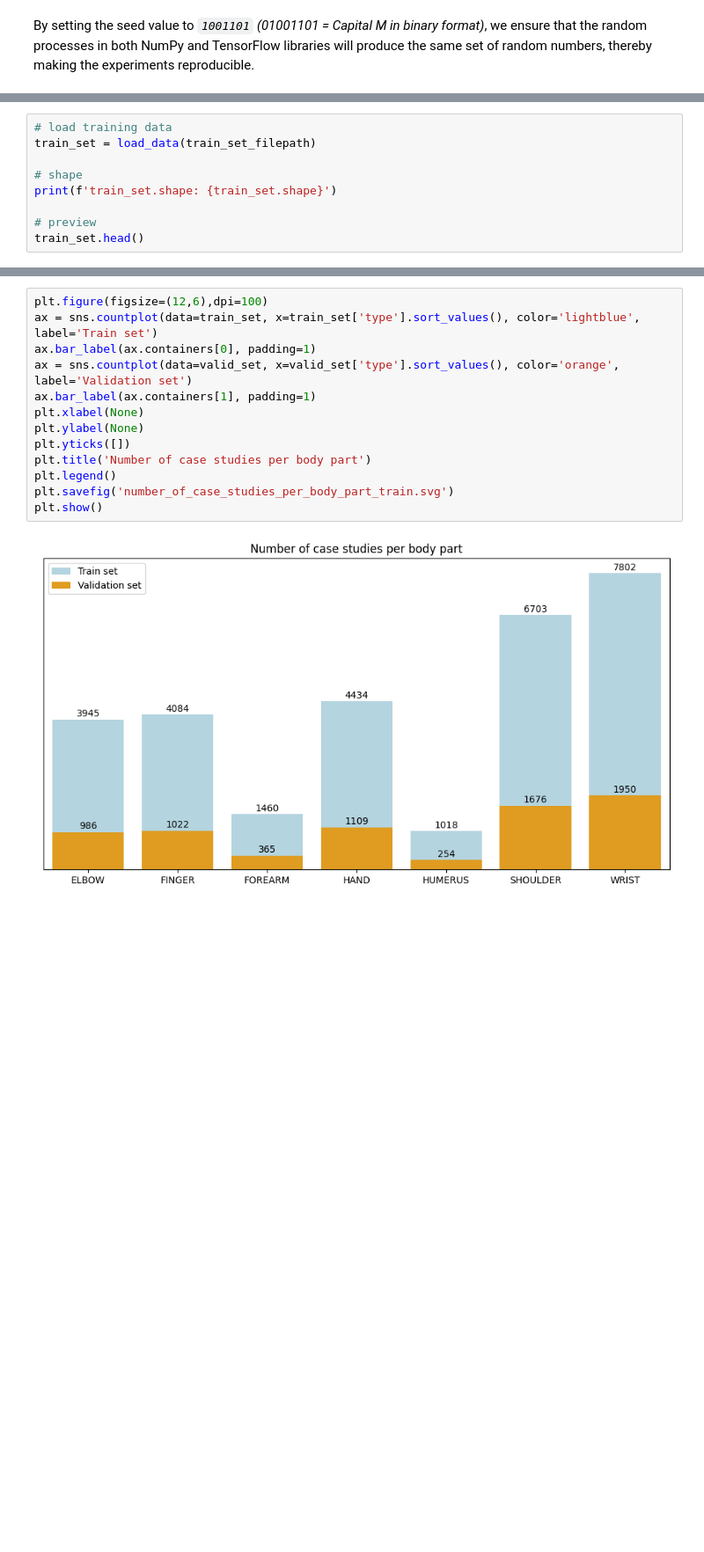
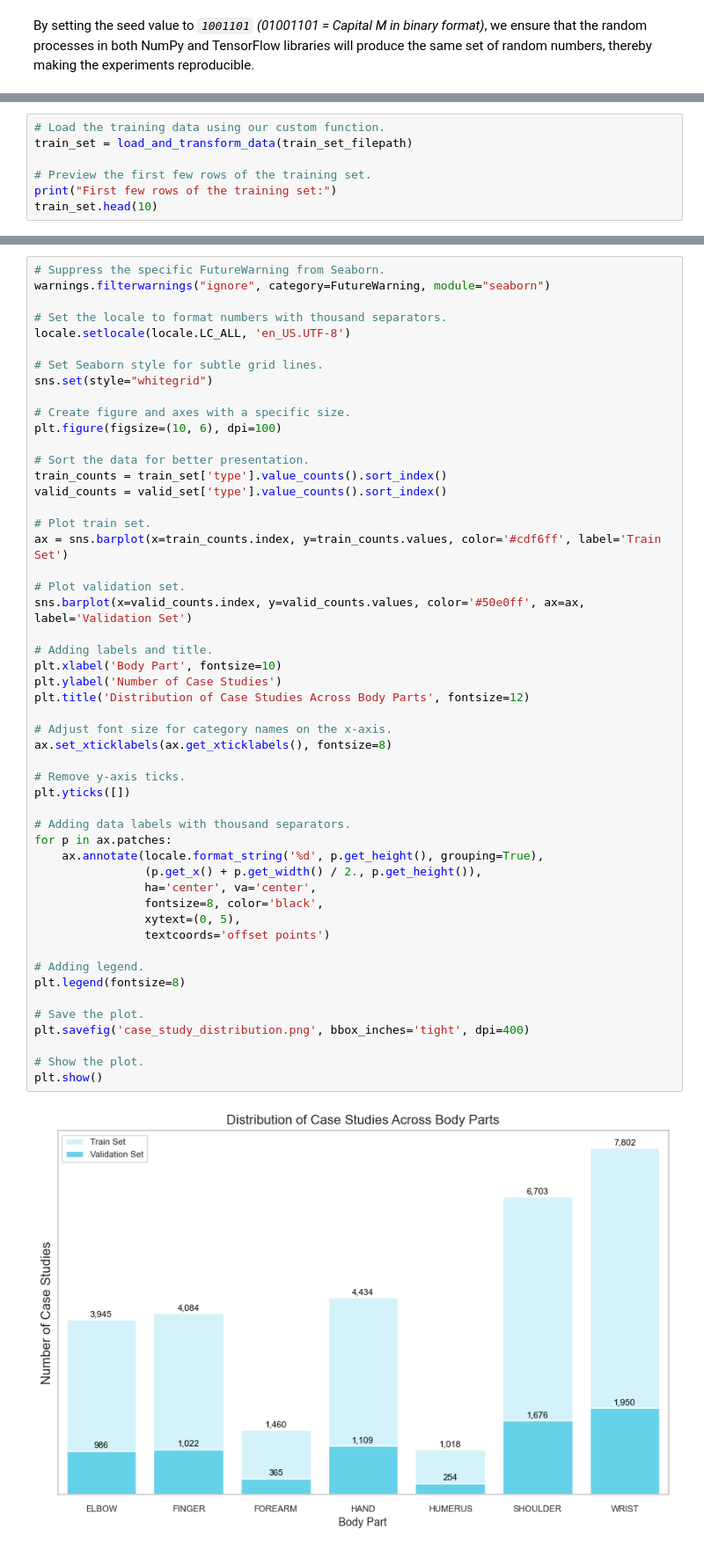
Before and after one commit to dmatsanganis/MuraMed_A_Revolution_in_Medical_Diagnostics, a Jupyter notebook: muramed_simple_cnn.ipynb, the cells around one changed output, grey strips where cells are left out. Shown: that part at 88% size. Cells and saved outputs as stored; diff of their text form; blank space fills up the shorter version.

```diff
--- a/muramed_simple_cnn.ipynb
+++ b/muramed_simple_cnn.ipynb
@@ -408,10 +501,8 @@ def load_data(filepath:str):
 # %%
-# load training data
-train_set = load_data(train_set_filepath)
+# Load the training data using our custom function.
+train_set = load_and_transform_data(train_set_filepath)
 
-# shape
-print(f'train_set.shape: {train_set.shape}')
-
-# preview
-train_set.head()
+# Preview the first few rows of the training set.
+print("First few rows of the training set:")
+train_set.head(10)
 # %% [output]
@@ -486,15 +821,53 @@ valid_set.shape: (7362, 7)
 # %%
-plt.figure(figsize=(12,6),dpi=100)
-ax = sns.countplot(data=train_set, x=train_set['type'].sort_values(), color='lightblue', label='Train set')
-ax.bar_label(ax.containers[0], padding=1)
-ax = sns.countplot(data=valid_set, x=valid_set['type'].sort_values(), color='orange', label='Validation set')
-ax.bar_label(ax.containers[1], padding=1)
-plt.xlabel(None)
-plt.ylabel(None)
+# Suppress the specific FutureWarning from Seaborn.
+warnings.filterwarnings("ignore", category=FutureWarning, module="seaborn")
+
+# Set the locale to format numbers with thousand separators.
+locale.setlocale(locale.LC_ALL, 'en_US.UTF-8')
+
+# Set Seaborn style for subtle grid lines.
+sns.set(style="whitegrid")
+
+# Create figure and axes with a specific size.
+plt.figure(figsize=(10, 6), dpi=100)
+
+# Sort the data for better presentation.
+train_counts = train_set['type'].value_counts().sort_index()
+valid_counts = valid_set['type'].value_counts().sort_index()
+
+# Plot train set.
+ax = sns.barplot(x=train_counts.index, y=train_counts.values, color='#cdf6ff', label='Train Set')
+
+# Plot validation set.
+sns.barplot(x=valid_counts.index, y=valid_counts.values, color='#50e0ff', ax=ax, label='Validation Set')
+
+# Adding labels and title.
+plt.xlabel('Body Part', fontsize=10)
+plt.ylabel('Number of Case Studies')
+plt.title('Distribution of Case Studies Across Body Parts', fontsize=12)
+
+# Adjust font size for category names on the x-axis.
+ax.set_xticklabels(ax.get_xticklabels(), fontsize=8)
+
+# Remove y-axis ticks.
 plt.yticks([])
-plt.title('Number of case studies per body part')
-plt.legend()
-plt.savefig('number_of_case_studies_per_body_part_train.svg')
+
+# Adding data labels with thousand separators.
+for p in ax.patches:
+    ax.annotate(locale.format_string('%d', p.get_height(), grouping=True),
+                (p.get_x() + p.get_width() / 2., p.get_height()),
+                ha='center', va='center',
+                fontsize=8, color='black',
+                xytext=(0, 5),
+                textcoords='offset points')
+
+# Adding legend.
+plt.legend(fontsize=8)
+
+# Save the plot.
+plt.savefig('case_study_distribution.png', bbox_inches='tight', dpi=400)
+
+# Show the plot.
 plt.show()
 # %% [output]
-[figure, old version]
+[figure, new version]
```
Also changed, not shown: parts of 88 cells of this notebook.
